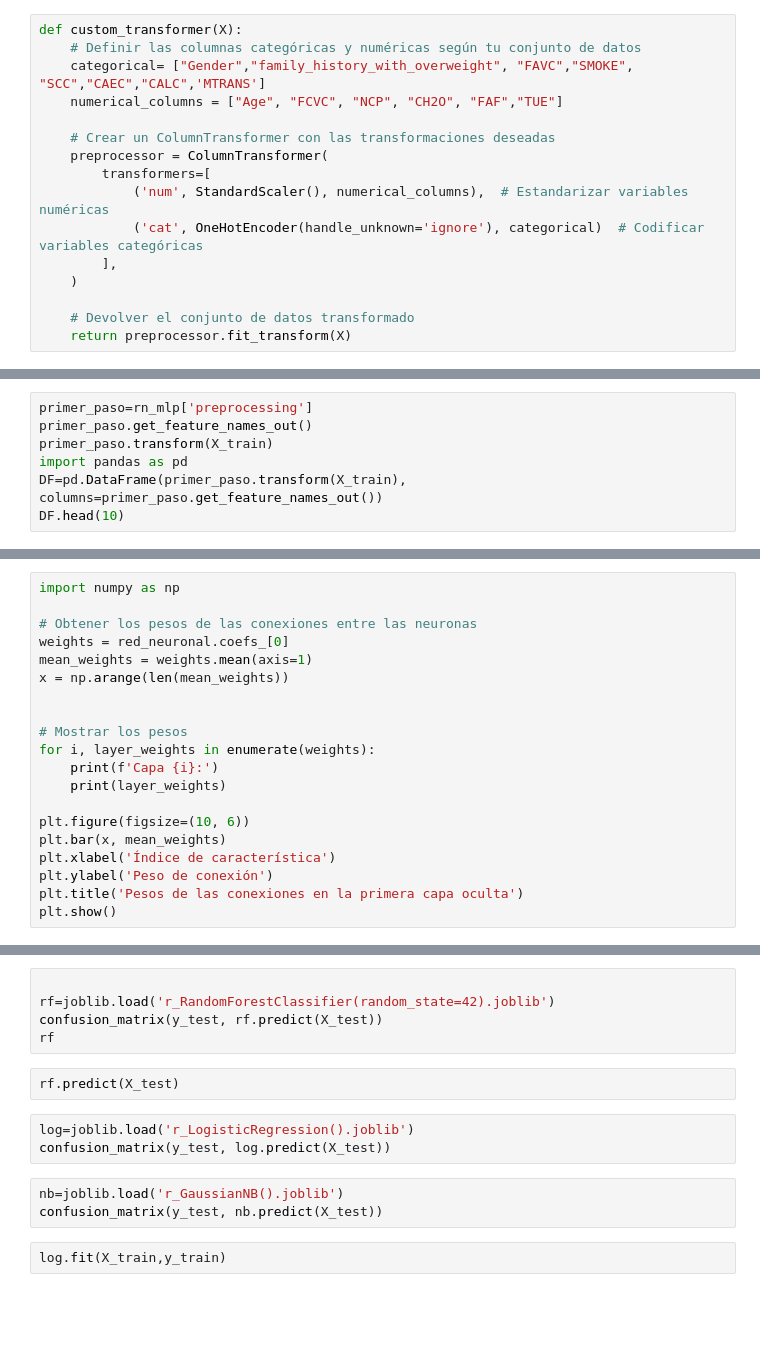
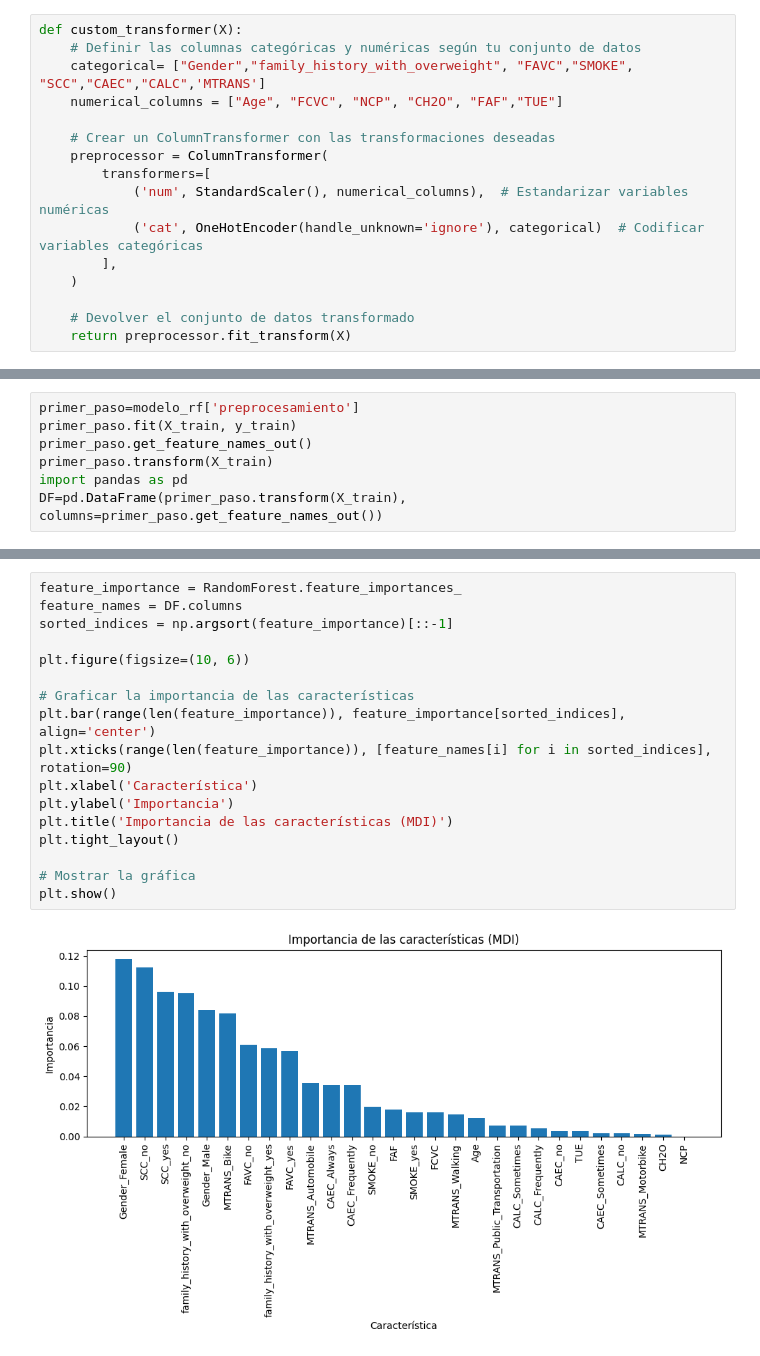
Before and after one commit to cmpineros/ProyObesity, a Jupyter notebook: Codigos/2Modelos supervisados.ipynb, the cells around one changed output, grey strips where cells are left out. Cells and saved outputs as stored; diff of their text form; blank space fills up the shorter version.

```diff
--- a/Codigos/2Modelos supervisados.ipynb
+++ b/Codigos/2Modelos supervisados.ipynb
@@ -986,7 +879,7 @@ plt.show()
 # %%
-primer_paso=rn_mlp['preprocessing']
+primer_paso=modelo_rf['preprocesamiento']
+primer_paso.fit(X_train, y_train)
 primer_paso.get_feature_names_out()
 primer_paso.transform(X_train)
 import pandas as pd
 DF=pd.DataFrame(primer_paso.transform(X_train), columns=primer_paso.get_feature_names_out())
-DF.head(10)
@@ -1006,20 +885,0 @@ DF.head(10)
-# %%
-import numpy as np
-
-# Obtener los pesos de las conexiones entre las neuronas
-weights = red_neuronal.coefs_[0]
-mean_weights = weights.mean(axis=1)
-x = np.arange(len(mean_weights))
-
-
-# Mostrar los pesos
-for i, layer_weights in enumerate(weights):
-    print(f'Capa {i}:')
-    print(layer_weights)
-
-plt.figure(figsize=(10, 6))
-plt.bar(x, mean_weights)
-plt.xlabel('Índice de característica')
-plt.ylabel('Peso de conexión')
-plt.title('Pesos de las conexiones en la primera capa oculta')
-plt.show()
@@ -1151,15 +886,19 @@ resultados
-# %%
-
-rf=joblib.load('r_RandomForestClassifier(random_state=42).joblib')
-confusion_matrix(y_test, rf.predict(X_test))
-rf
-# %%
-rf.predict(X_test)
-# %%
-log=joblib.load('r_LogisticRegression().joblib')
-confusion_matrix(y_test, log.predict(X_test))
-# %%
-nb=joblib.load('r_GaussianNB().joblib')
-confusion_matrix(y_test, nb.predict(X_test))
-# %%
-log.fit(X_train,y_train)
+# %%
+feature_importance = RandomForest.feature_importances_
+feature_names = DF.columns
+sorted_indices = np.argsort(feature_importance)[::-1]
+
+plt.figure(figsize=(10, 6))
+
+# Graficar la importancia de las características
+plt.bar(range(len(feature_importance)), feature_importance[sorted_indices], align='center')
+plt.xticks(range(len(feature_importance)), [feature_names[i] for i in sorted_indices], rotation=90)
+plt.xlabel('Característica')
+plt.ylabel('Importancia')
+plt.title('Importancia de las características (MDI)')
+plt.tight_layout()
+
+# Mostrar la gráfica
+plt.show()
+# %% [output]
+[figure, added]
```
Also changed, not shown: parts of 38 cells of this notebook, 1 other file.
